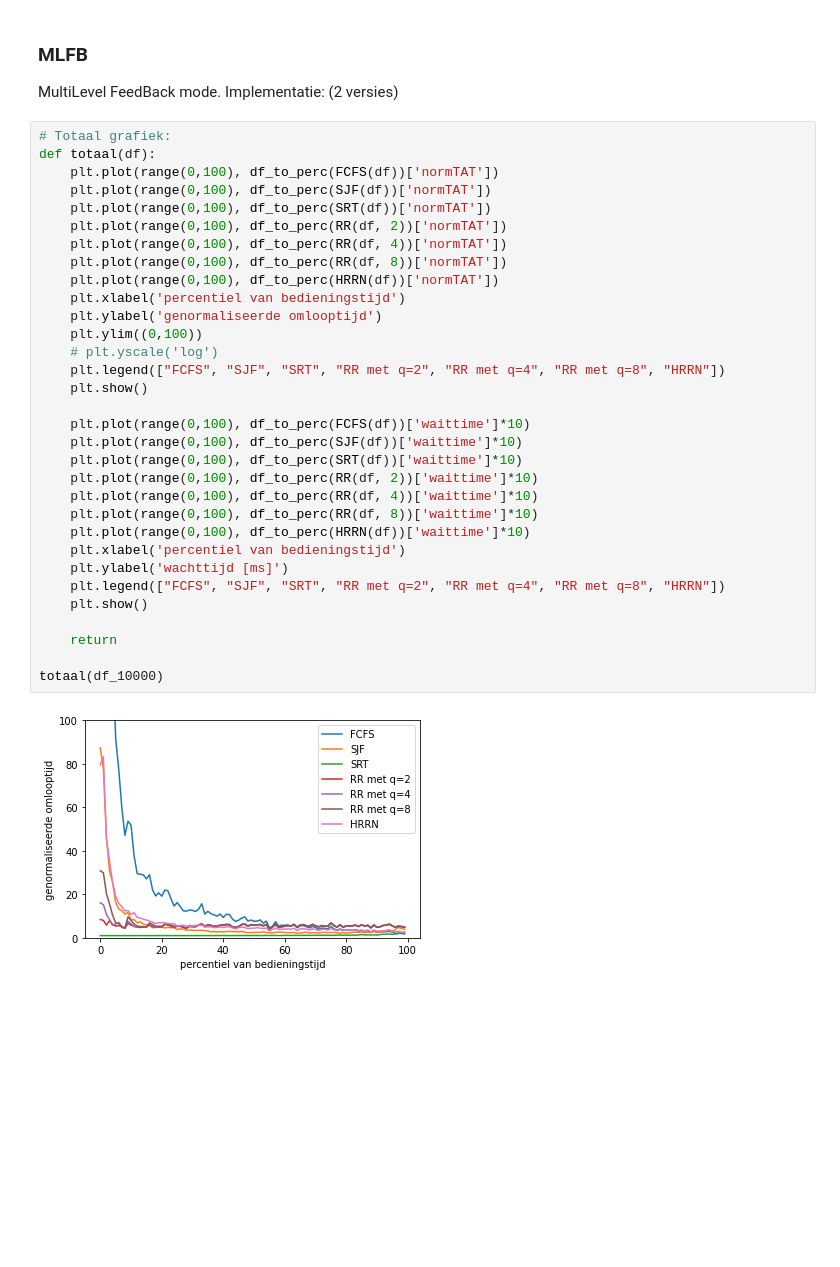
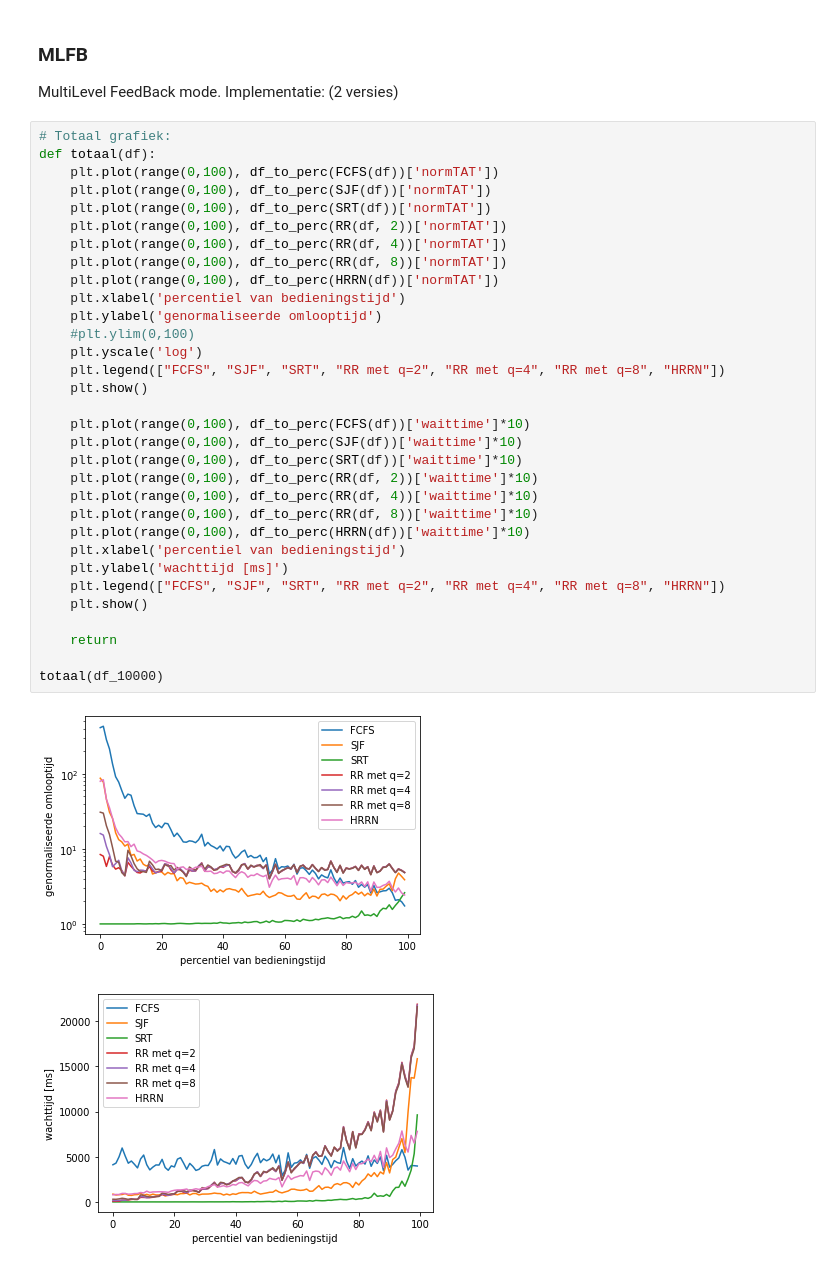
Before and after one commit to GPeeters/Besturingssystemen-2, a Jupyter notebook: process_scheduler.ipynb, the cells around one changed output. Cells and saved outputs as stored; diff of their text form; blank space fills up the shorter version.

```diff
--- a/process_scheduler.ipynb
+++ b/process_scheduler.ipynb
@@ -615,33 +615,34 @@ MultiLevel FeedBack mode. Implementatie: (2 versies)
 # Totaal grafiek:
 def totaal(df):
     plt.plot(range(0,100), df_to_perc(FCFS(df))['normTAT'])
     plt.plot(range(0,100), df_to_perc(SJF(df))['normTAT'])
     plt.plot(range(0,100), df_to_perc(SRT(df))['normTAT'])
     plt.plot(range(0,100), df_to_perc(RR(df, 2))['normTAT'])
     plt.plot(range(0,100), df_to_perc(RR(df, 4))['normTAT'])
     plt.plot(range(0,100), df_to_perc(RR(df, 8))['normTAT'])
     plt.plot(range(0,100), df_to_perc(HRRN(df))['normTAT'])
     plt.xlabel('percentiel van bedieningstijd')
     plt.ylabel('genormaliseerde omlooptijd')
-    plt.ylim((0,100))
-    # plt.yscale('log')
+    #plt.ylim(0,100)
+    plt.yscale('log')
     plt.legend(["FCFS", "SJF", "SRT", "RR met q=2", "RR met q=4", "RR met q=8", "HRRN"])
     plt.show()
 
     plt.plot(range(0,100), df_to_perc(FCFS(df))['waittime']*10)
     plt.plot(range(0,100), df_to_perc(SJF(df))['waittime']*10)
     plt.plot(range(0,100), df_to_perc(SRT(df))['waittime']*10)
     plt.plot(range(0,100), df_to_perc(RR(df, 2))['waittime']*10)
     plt.plot(range(0,100), df_to_perc(RR(df, 4))['waittime']*10)
     plt.plot(range(0,100), df_to_perc(RR(df, 8))['waittime']*10)
     plt.plot(range(0,100), df_to_perc(HRRN(df))['waittime']*10)
     plt.xlabel('percentiel van bedieningstijd')
     plt.ylabel('wachttijd [ms]')
     plt.legend(["FCFS", "SJF", "SRT", "RR met q=2", "RR met q=4", "RR met q=8", "HRRN"])
     plt.show()
 
     return
 
 totaal(df_10000)
 # %% [output]
-[figure, old version]
+[figure, new version]
+[figure, added]
```
